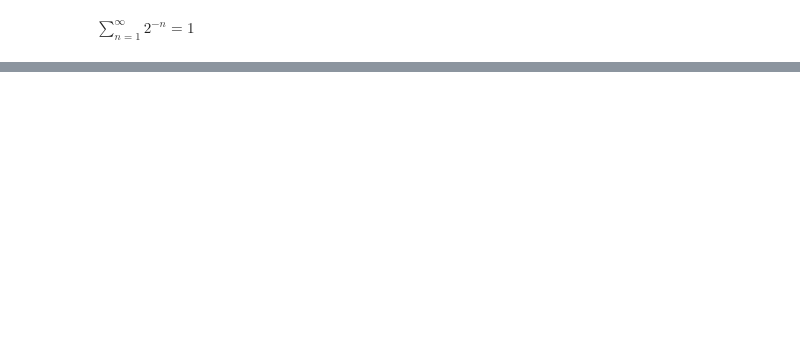
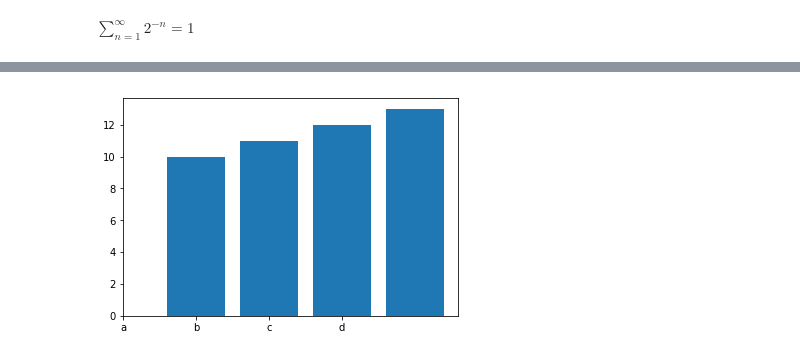
Before and after one commit to matbur/inz, a Jupyter notebook: feature-selection.ipynb, the cells around one changed output, grey strips where cells are left out. Drawn from its saved outputs; the diff is of its cells as text; code cells hidden in the pictures; blank space fills up the shorter version.

```diff
--- a/feature-selection.ipynb
+++ b/feature-selection.ipynb
@@ -283,0 +374,6 @@ $
+# %%
+x = np.arange(4, dtype=int)
+plt.bar(range(1, 5), range(10, 14))
+plt.xticks(x, ['a','b','c', 'd']);
+# %% [output]
+[figure, added]
```
Also changed, not shown: parts of 15 cells of this notebook.
